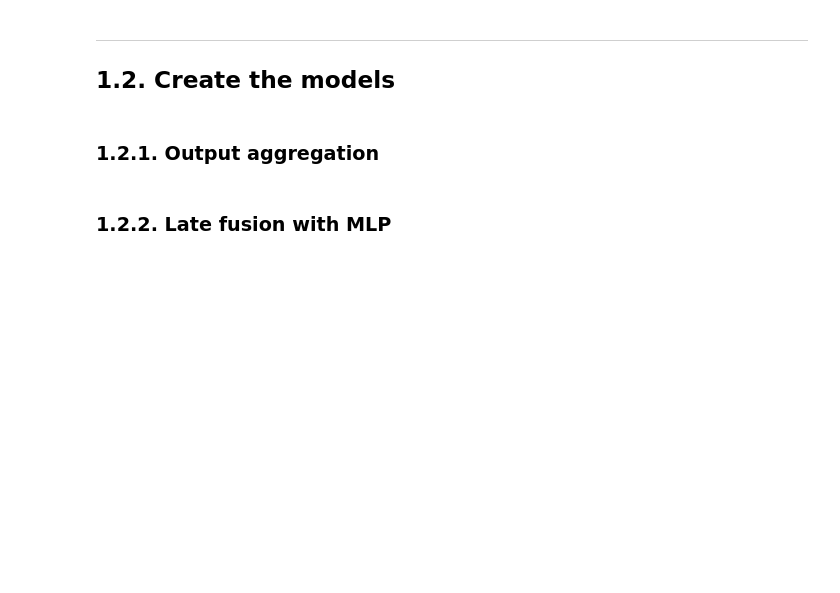
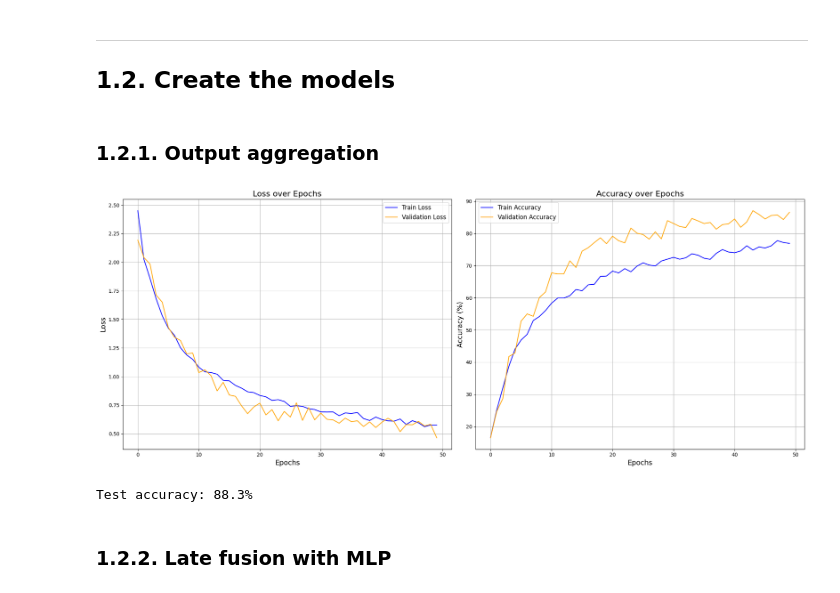
Before and after one commit to AlessandroLongo23/IDLCV_Video_Classification, a Jupyter notebook: main.ipynb, the cells around one changed output. Drawn from its saved outputs; the diff is of its cells as text; code cells hidden in the pictures; blank space fills up the shorter version.

Commit message:
created late and early fusion models and 3D-CNN model

```diff
--- a/main.ipynb
+++ b/main.ipynb
@@ -41,3 +36,19 @@ transform = T.Compose([
 # %% [markdown]
 ### 1.2.1. Output aggregation
+# %%
+frameimage_train_loader = DataLoader(
+    dataset=FrameImageDataset(split='train', transform=train_transform),
+    batch_size=BATCH_SIZE,
+    shuffle=True
+)
+frameimage_val_loader = DataLoader(
+    dataset=FrameImageDataset(split='val', transform=val_test_transform),
+    batch_size=BATCH_SIZE,
+    shuffle=True
+)
+frameimage_test_loader = DataLoader(
+    dataset=FrameImageDataset(split='test', transform=val_test_transform),
+    batch_size=BATCH_SIZE,
+    shuffle=True
+)
 # %%
@@ -59,18 +70,14 @@ transform = T.Compose([
 # %%
-# from Models.OutputAggregation import OutputAggregation
-# import torch.nn as nn
+from Models.OutputAggregation import OutputAggregation
 
-# model = OutputAggregation(device).to(device)
-
-# num_epochs = 20
-# optimizer = torch.optim.Adam(model.parameters(), lr=1e-3)
-# criterion = nn.CrossEntropyLoss()
-
-# model.train_(
-#     num_epochs=num_epochs,
-#     optimizer=optimizer,
-#     criterion=criterion,
-#     train_loader=frameimage_train_loader,
-#     val_loader=frameimage_val_loader,
-#     plot=True
-# )
+model = OutputAggregation(device).to(device)
+model.train_(
+    num_epochs=50,
+    optimizer=torch.optim.Adam(model.parameters(), lr=1e-3, weight_decay=1e-4),
+    criterion=nn.CrossEntropyLoss(),
+    train_loader=frameimage_train_loader,
+    val_loader=frameimage_val_loader,
+    plot=True
+)
+# %% [output]
+[figure, added]
@@ -79,2 +84,6 @@ transform = T.Compose([
+# %%
+model.eval_(test_loader=framevideolist_test_loader)
+# %% [output]
+Test accuracy: 88.3%
 # %% [markdown]
 ### 1.2.2. Late fusion with MLP
```
Also changed, not shown: parts of 14 cells of this notebook, 7 other files.
